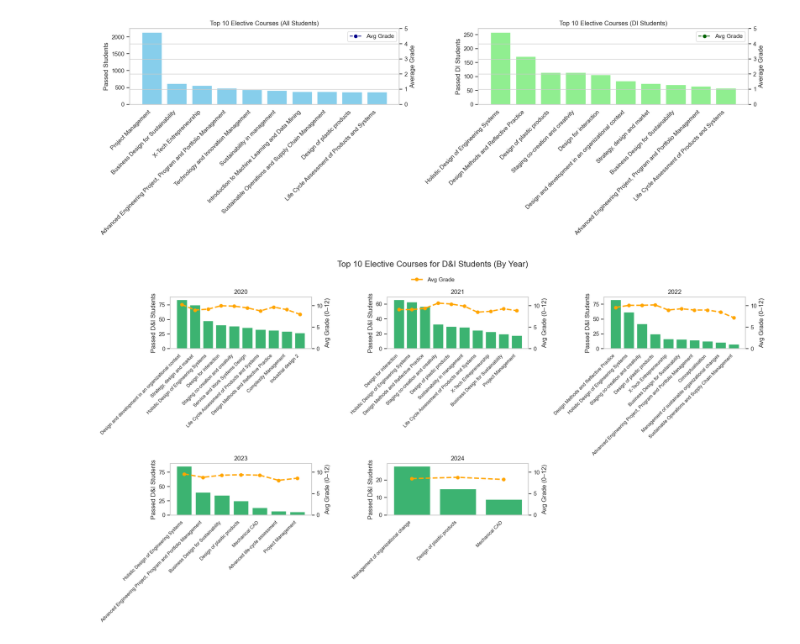
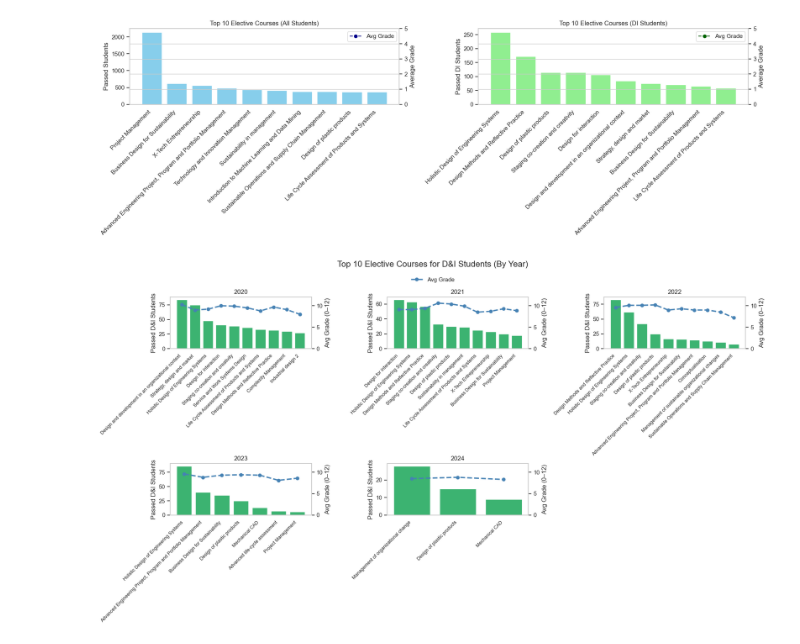
Before and after one commit to Alex-Nielsen-manden/Alex-Nielsen-manden.github.io, a Jupyter notebook: Data load/Final Project B.ipynb, the cells around one changed output. Saved outputs shown, nothing was run; the diff lists cells and outputs as text; code cells hidden in the pictures.

```diff
--- a/Data load/Final Project B.ipynb
+++ b/Data load/Final Project B.ipynb
@@ -1050,7 +1050,7 @@ for i, year in enumerate(years[:6]):  # Limit to 6 plots
     ax1.bar(x, top['Passed DI students'], color='mediumseagreen', zorder=1)
 
     # Line plot for average grade
-    line_plot, = ax2.plot(x, top['Average grade'], color='orange', marker='o',
+    line_plot, = ax2.plot(x, top['Average grade'], color='steelblue', marker='o',
              linestyle='--', linewidth=2.5, zorder=3)
 
     # Formatting for each subplot
@@ -1058,31 +1058,31 @@ for i, year in enumerate(years[:6]):  # Limit to 6 plots
     ax1.set_ylabel('Passed D&I Students')
     ax2.set_ylabel('Avg Grade (0–12)')
     ax2.set_ylim(0, 12)
 
     ax1.set_xticks(x)
     ax1.set_xticklabels(top['Course name'], rotation=45, ha='right', fontsize=9)
 
     ax1.grid(False)
     ax2.grid(False)
 
 # Adjust the legend to be right below the figure title
 fig.subplots_adjust(top=0.88)  # Adjust the top of the figure for space for the legend
 
 # Now place the single shared legend below the entire figure (right under the suptitle)
 fig.legend([line_plot], ['Avg Grade'], loc='upper center', bbox_to_anchor=(0.5, 0.95), ncol=2, frameon=False)
 
 # Remove unused subplots if there are fewer than 6 years
 for j in range(i + 1, len(axes)):
     fig.delaxes(axes[j])
 
 # Set the overall title for the figure
 fig.suptitle("Top 10 Elective Courses for D&I Students (By Year)", fontsize=16)
 
 # Adjust layout to fit everything without overlap
 plt.tight_layout(rect=[0, 0, 1, 0.96])
 
 # Save and show the plot
 plt.savefig("top_10_electives.png", dpi=300, bbox_inches="tight")
 plt.show()
 # %% [output]
-[figure, old version]
+[figure, new version]
```
Also changed, not shown: parts of 2 cells of this notebook, 3 other files.
